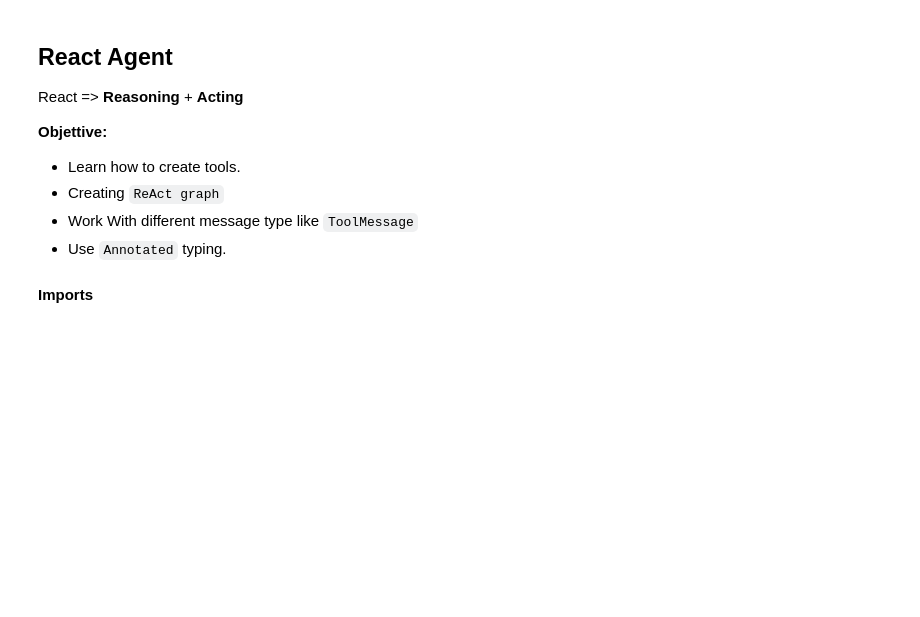
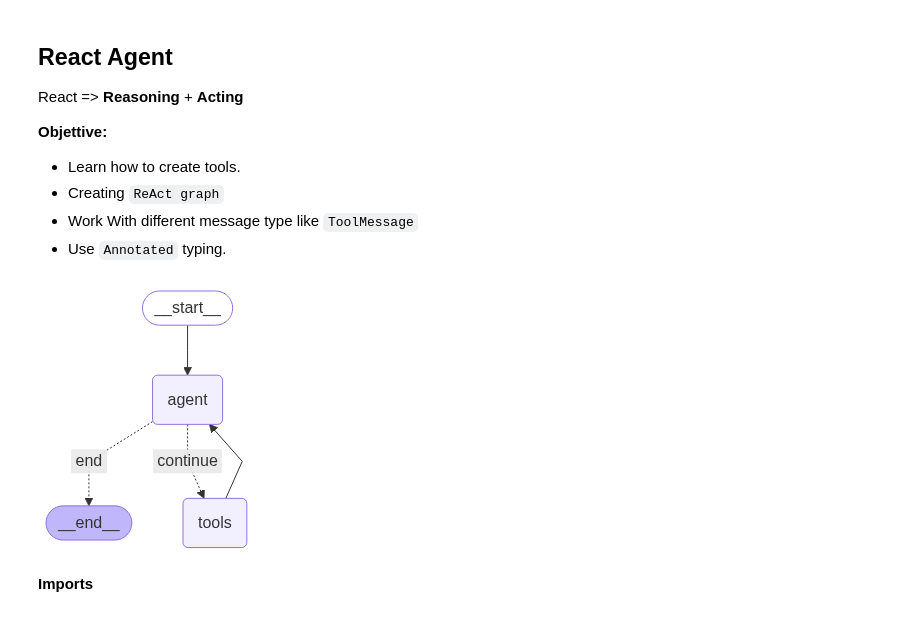
Before and after one commit to sbhusal123/langgraph-agents, a Jupyter notebook: MiniAgents/AI Agent 3 - React Agent.ipynb, the cells around one changed output. Drawn from its saved outputs; the diff is of its cells as text; code cells hidden in the pictures; blank space fills up the shorter version.

Commit message:
Added react agent architecture.

```diff
--- a/MiniAgents/AI Agent 3 - React Agent.ipynb
+++ b/MiniAgents/AI Agent 3 - React Agent.ipynb
@@ -8,6 +8,12 @@ React => **Reasoning** + **Acting**
 - Creating `ReAct graph`
 - Work With different message type like `ToolMessage`
 - Use ``Annotated`` typing.
+# %%
+from IPython.display import Image, display
+
+display(Image(agent.get_graph().draw_mermaid_png()))
+# %% [output]
+[figure, added]
 # %% [markdown]
 **Imports**
 # %%
```
Also changed, not shown: parts of 4 cells of this notebook.
